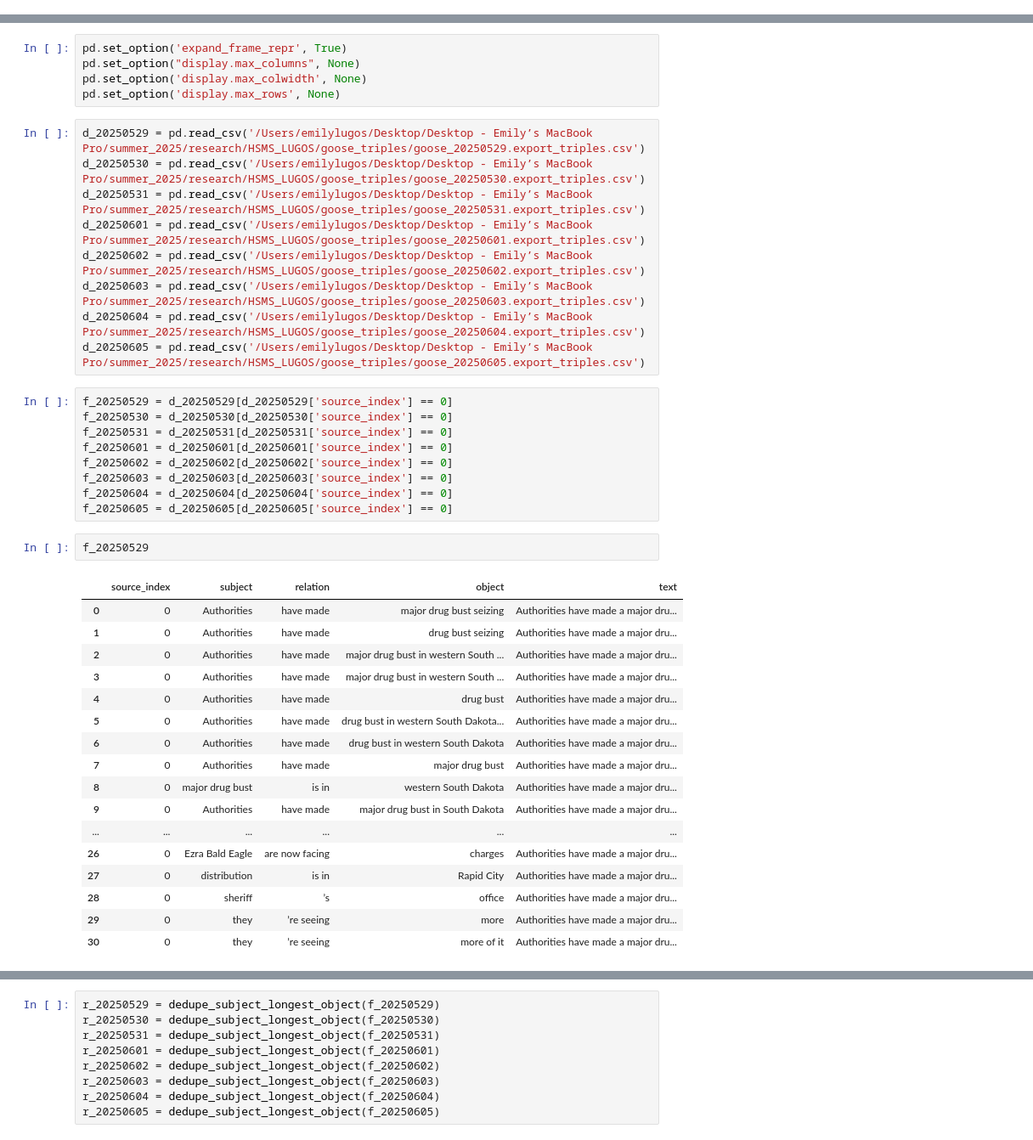
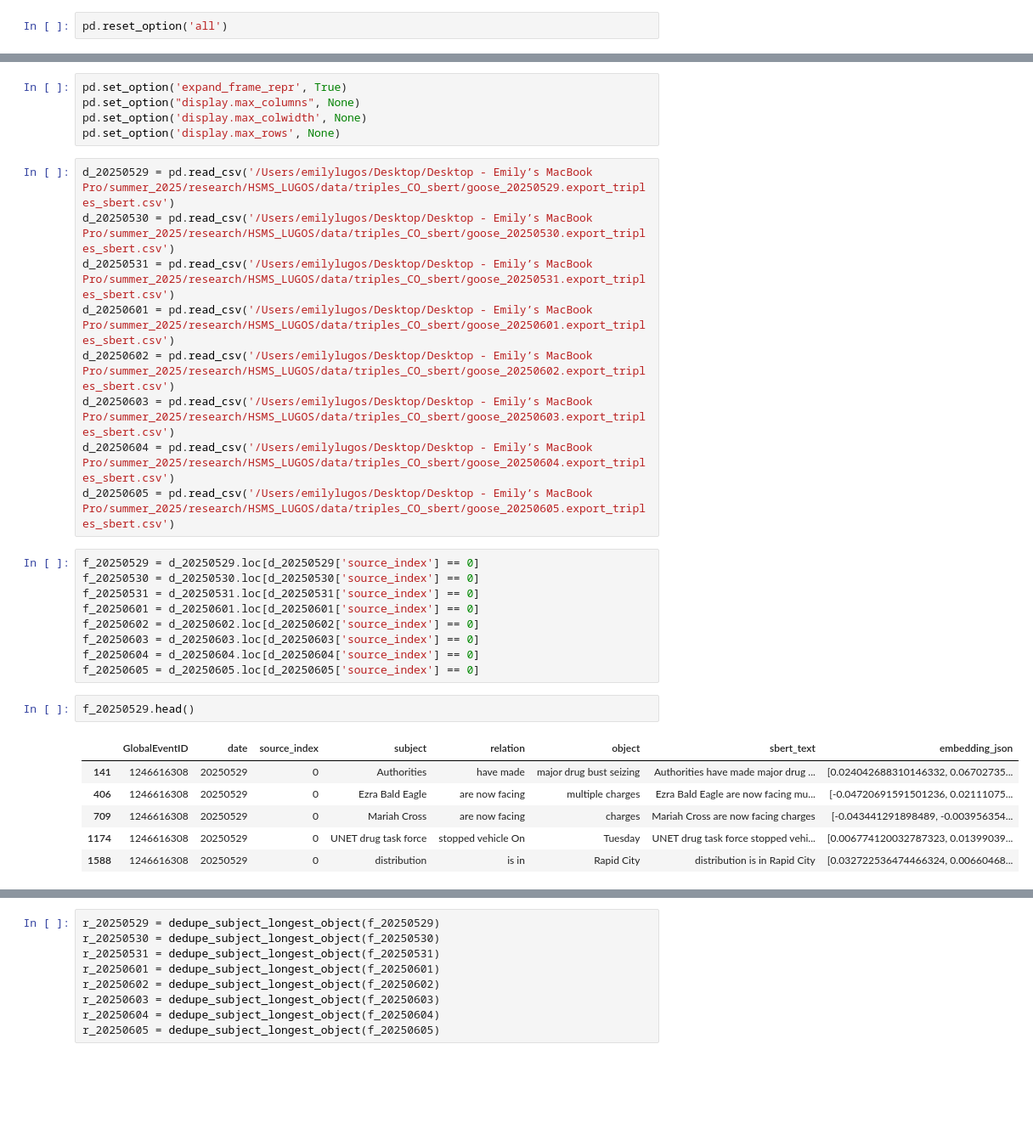
Before and after one commit to elugos/HSMS_LUGOS, a Jupyter notebook: triples.ipynb, the cells around one changed output, grey strips where cells are left out. Shown at 85% size. Saved outputs shown, nothing was run; the diff lists cells and outputs as text; blank space fills up the shorter version.

Commit message:
triples

```diff
--- a/triples.ipynb
+++ b/triples.ipynb
@@ -7,3 +7,5 @@ import matplotlib.pyplot as plt
 import csv
 import ast
 import re
+# %%
+pd.reset_option('all')
@@ -13,42 +26,31 @@ pd.set_option("display.max_columns", None)
 pd.set_option('display.max_colwidth', None)
 pd.set_option('display.max_rows', None)
 # %%
-d_20250529 = pd.read_csv('/Users/emilylugos/Desktop/Desktop - Emily’s MacBook Pro/summer_2025/research/HSMS_LUGOS/goose_triples/goose_20250529.export_triples.csv')
-d_20250530 = pd.read_csv('/Users/emilylugos/Desktop/Desktop - Emily’s MacBook Pro/summer_2025/research/HSMS_LUGOS/goose_triples/goose_20250530.export_triples.csv')
-d_20250531 = pd.read_csv('/Users/emilylugos/Desktop/Desktop - Emily’s MacBook Pro/summer_2025/research/HSMS_LUGOS/goose_triples/goose_20250531.export_triples.csv')
-d_20250601 = pd.read_csv('/Users/emilylugos/Desktop/Desktop - Emily’s MacBook Pro/summer_2025/research/HSMS_LUGOS/goose_triples/goose_20250601.export_triples.csv')
-d_20250602 = pd.read_csv('/Users/emilylugos/Desktop/Desktop - Emily’s MacBook Pro/summer_2025/research/HSMS_LUGOS/goose_triples/goose_20250602.export_triples.csv')
-d_20250603 = pd.read_csv('/Users/emilylugos/Desktop/Desktop - Emily’s MacBook Pro/summer_2025/research/HSMS_LUGOS/goose_triples/goose_20250603.export_triples.csv')
-d_20250604 = pd.read_csv('/Users/emilylugos/Desktop/Desktop - Emily’s MacBook Pro/summer_2025/research/HSMS_LUGOS/goose_triples/goose_20250604.export_triples.csv')
-d_20250605 = pd.read_csv('/Users/emilylugos/Desktop/Desktop - Emily’s MacBook Pro/summer_2025/research/HSMS_LUGOS/goose_triples/goose_20250605.export_triples.csv')
+d_20250529 = pd.read_csv('/Users/emilylugos/Desktop/Desktop - Emily’s MacBook Pro/summer_2025/research/HSMS_LUGOS/data/triples_CO_sbert/goose_20250529.export_triples_sbert.csv')
+d_20250530 = pd.read_csv('/Users/emilylugos/Desktop/Desktop - Emily’s MacBook Pro/summer_2025/research/HSMS_LUGOS/data/triples_CO_sbert/goose_20250530.export_triples_sbert.csv')
+d_20250531 = pd.read_csv('/Users/emilylugos/Desktop/Desktop - Emily’s MacBook Pro/summer_2025/research/HSMS_LUGOS/data/triples_CO_sbert/goose_20250531.export_triples_sbert.csv')
+d_20250601 = pd.read_csv('/Users/emilylugos/Desktop/Desktop - Emily’s MacBook Pro/summer_2025/research/HSMS_LUGOS/data/triples_CO_sbert/goose_20250601.export_triples_sbert.csv')
+d_20250602 = pd.read_csv('/Users/emilylugos/Desktop/Desktop - Emily’s MacBook Pro/summer_2025/research/HSMS_LUGOS/data/triples_CO_sbert/goose_20250602.export_triples_sbert.csv')
+d_20250603 = pd.read_csv('/Users/emilylugos/Desktop/Desktop - Emily’s MacBook Pro/summer_2025/research/HSMS_LUGOS/data/triples_CO_sbert/goose_20250603.export_triples_sbert.csv')
+d_20250604 = pd.read_csv('/Users/emilylugos/Desktop/Desktop - Emily’s MacBook Pro/summer_2025/research/HSMS_LUGOS/data/triples_CO_sbert/goose_20250604.export_triples_sbert.csv')
+d_20250605 = pd.read_csv('/Users/emilylugos/Desktop/Desktop - Emily’s MacBook Pro/summer_2025/research/HSMS_LUGOS/data/triples_CO_sbert/goose_20250605.export_triples_sbert.csv')
 # %%
-f_20250529 = d_20250529[d_20250529['source_index'] == 0]
-f_20250530 = d_20250530[d_20250530['source_index'] == 0]
-f_20250531 = d_20250531[d_20250531['source_index'] == 0]
-f_20250601 = d_20250601[d_20250601['source_index'] == 0]
-f_20250602 = d_20250602[d_20250602['source_index'] == 0]
-f_20250603 = d_20250603[d_20250603['source_index'] == 0]
-f_20250604 = d_20250604[d_20250604['source_index'] == 0]
-f_20250605 = d_20250605[d_20250605['source_index'] == 0]
+f_20250529 = d_20250529.loc[d_20250529['source_index'] == 0]
+f_20250530 = d_20250530.loc[d_20250530['source_index'] == 0]
+f_20250531 = d_20250531.loc[d_20250531['source_index'] == 0]
+f_20250601 = d_20250601.loc[d_20250601['source_index'] == 0]
+f_20250602 = d_20250602.loc[d_20250602['source_index'] == 0]
+f_20250603 = d_20250603.loc[d_20250603['source_index'] == 0]
+f_20250604 = d_20250604.loc[d_20250604['source_index'] == 0]
+f_20250605 = d_20250605.loc[d_20250605['source_index'] == 0]
 # %%
-f_20250529
+f_20250529.head()
 # %% [output]
-|  | source_index | subject | relation | object | text |
-| 0 | 0 | Authorities | have made | major drug bust seizing | Authorities have made a major dru... |
-| 1 | 0 | Authorities | have made | drug bust seizing | Authorities have made a major dru... |
-| 2 | 0 | Authorities | have made | major drug bust in western South ... | Authorities have made a major dru... |
-| 3 | 0 | Authorities | have made | major drug bust in western South ... | Authorities have made a major dru... |
-| 4 | 0 | Authorities | have made | drug bust | Authorities have made a major dru... |
-| 5 | 0 | Authorities | have made | drug bust in western South Dakota... | Authorities have made a major dru... |
-| 6 | 0 | Authorities | have made | drug bust in western South Dakota | Authorities have made a major dru... |
-| 7 | 0 | Authorities | have made | major drug bust | Authorities have made a major dru... |
-| 8 | 0 | major drug bust | is in | western South Dakota | Authorities have made a major dru... |
-| 9 | 0 | Authorities | have made | major drug bust in South Dakota | Authorities have made a major dru... |
-| ... | ... | ... | ... | ... | ... |
-| 26 | 0 | Ezra Bald Eagle | are now facing | charges | Authorities have made a major dru... |
-| 27 | 0 | distribution | is in | Rapid City | Authorities have made a major dru... |
-| 28 | 0 | sheriff | ’s | office | Authorities have made a major dru... |
-| 29 | 0 | they | ’re seeing | more | Authorities have made a major dru... |
-| 30 | 0 | they | ’re seeing | more of it | Authorities have made a major dru... |
+|  | GlobalEventID | date | source_index | subject | relation | object | sbert_text | embedding_json |
+| 141 | 1246616308 | 20250529 | 0 | Authorities | have made | major drug bust seizing | Authorities have made major drug ... | [0.024042688310146332, 0.06702735... |
+| 406 | 1246616308 | 20250529 | 0 | Ezra Bald Eagle | are now facing | multiple charges | Ezra Bald Eagle are now facing mu... | [-0.04720691591501236, 0.02111075... |
+| 709 | 1246616308 | 20250529 | 0 | Mariah Cross | are now facing | charges | Mariah Cross are now facing charges | [-0.043441291898489, -0.003956354... |
+| 1174 | 1246616308 | 20250529 | 0 | UNET drug task force | stopped vehicle On | Tuesday | UNET drug task force stopped vehi... | [0.006774120032787323, 0.01399039... |
+| 1588 | 1246616308 | 20250529 | 0 | distribution | is in | Rapid City | distribution is in Rapid City | [0.032722536474466324, 0.00660468... |
 # %%
 
```
Also changed, not shown: parts of 5 cells of this notebook.
